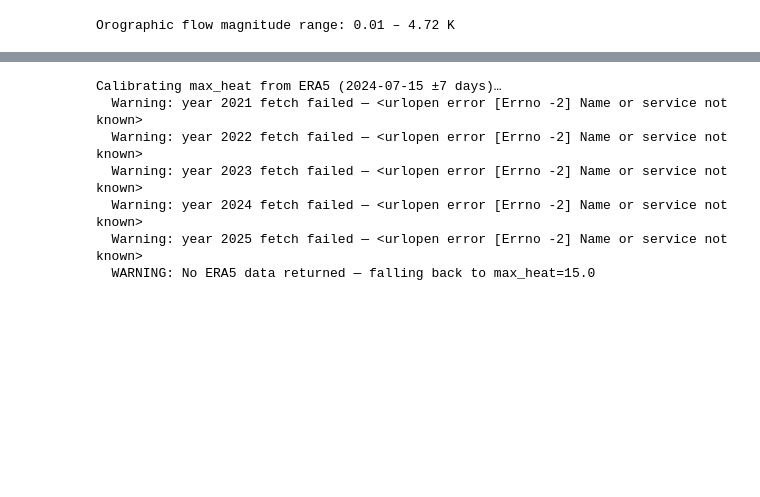
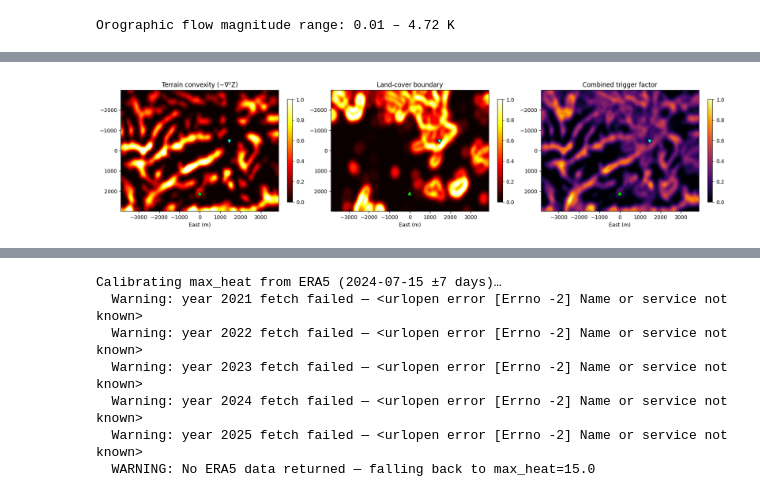
Before and after one commit to pauldubois98/ParaglidingAnalysis, a Jupyter notebook: test.ipynb, the cells around one changed output, grey strips where cells are left out. Saved outputs shown, nothing was run; the diff lists cells and outputs as text; code cells hidden in the pictures; blank space fills up the shorter version.

Commit message:
added trigger zones

```diff
--- a/test.ipynb
+++ b/test.ipynb
@@ -988,3 +988,88 @@ print(f'Orographic flow magnitude range: {np.sqrt(_u**2 + _v**2).min():.2f} –
       f'{np.sqrt(_u**2 + _v**2).max():.2f} K')
 # %% [output]
 Orographic flow magnitude range: 0.01 – 4.72 K
+# %%
+# ── Collector / Trigger factor ────────────────────────────────────────────────
+# A "collector" is a broad area that absorbs solar energy and accumulates heat.
+# A "trigger" is the specific terrain or boundary feature where that heat
+# concentrates and releases as a thermal bubble.
+#
+# Two components are combined:
+#   1. Terrain convexity  — NEGATIVE Laplacian (−∇²Z) identifies ridges, peaks,
+#      and convex slope breaks.
+#
+#      Sign convention: ∇²Z = ∂²Z/∂x² + ∂²Z/∂y²
+#        < 0  at local maxima (ridges, peaks) — surface curves downward → convex
+#        > 0  at local minima (valleys, bowls) — surface curves upward  → concave
+#      We keep only the negative part (−∇²Z > 0) to score convex features.
+#
+#   2. Land-cover boundary — gradient magnitude of thermal_factor identifies
+#      abrupt surface transitions (forest/rock, clearing/forest, field/scrub)
+#      which are classic trigger points.
+#
+# Both are normalised to [0, 1] and blended 60/40 (convexity dominates).
+# The result is a static grid exported once; it does not change with time of day.
+
+# ── 1. Terrain convexity ─────────────────────────────────────────────────────
+# Smooth the DEM before taking second derivatives to suppress pixel-scale noise.
+# sigma=4 px ≈ 100 m at the sim grid spacing — captures ridge-scale features.
+Z_smooth    = gaussian_filter(Z_sim.astype(np.float64), sigma=4.0)
+d2zdx2      = np.gradient(np.gradient(Z_smooth, axis=1), axis=1)
+d2zdy2      = np.gradient(np.gradient(Z_smooth, axis=0), axis=0)
+laplacian   = d2zdx2 + d2zdy2
+# Ridges / peaks have NEGATIVE Laplacian → negate so they score positive
+convexity   = np.maximum(-laplacian, 0.0)
+convexity   = gaussian_filter(convexity, sigma=3.0)    # light smoothing
+p99c        = np.percentile(convexity[convexity > 0], 99)
+convexity_norm = np.clip(convexity / (p99c + 1e-9), 0, 1).astype(np.float32)
+
+# ── 2. Land-cover boundary ────────────────────────────────────────────────────
+# Gradient magnitude of thermal_factor — high where surfaces change abruptly.
+dtf_dx      = np.gradient(thermal_factor_sim.astype(np.float64), axis=1)
+dtf_dy      = np.gradient(thermal_factor_sim.astype(np.float64), axis=0)
+boundary    = np.sqrt(dtf_dx**2 + dtf_dy**2).astype(np.float32)
+boundary    = gaussian_filter(boundary, sigma=3.0)
+p99b        = np.percentile(boundary[boundary > 0], 99)
+boundary_norm = np.clip(boundary / (p99b + 1e-9), 0, 1).astype(np.float32)
+
+# ── 3. Combined trigger factor ────────────────────────────────────────────────
+trigger_factor_sim = (0.6 * convexity_norm + 0.4 * boundary_norm).astype(np.float32)
+trigger_factor_sim /= (trigger_factor_sim.max() + 1e-9)   # normalise to [0, 1]
+
+print('Trigger factor components:')
+print(f'  Convexity  norm : mean={convexity_norm.mean():.3f}  '
+      f'cells > 0.5: {(convexity_norm > 0.5).sum():,}')
+print(f'  Boundary   norm : mean={boundary_norm.mean():.3f}  '
+      f'cells > 0.5: {(boundary_norm > 0.5).sum():,}')
+print(f'  Combined trigger: mean={trigger_factor_sim.mean():.3f}  '
+      f'cells > 0.5: {(trigger_factor_sim > 0.5).sum():,}  '
+      f'max={trigger_factor_sim.max():.3f}')
+
+# Sanity: the highest trigger values should correspond to ridge lines
+top_cells = np.argwhere(trigger_factor_sim > 0.8)
+if len(top_cells):
+    elev_at_top = Z_sim[top_cells[:, 0], top_cells[:, 1]]
+    print(f'\n  Top trigger cells (score > 0.8): {len(top_cells):,}  '
+          f'elevation range {elev_at_top.min():.0f}–{elev_at_top.max():.0f} m '
+          f'(should be on ridges, not in valleys)')
+
+# Quick sanity: plot
+fig, axes = plt.subplots(1, 3, figsize=(17, 5))
+extent = [X.min(), X.max(), Y.max(), Y.min()]
+for ax, data, title, cmap in [
+    (axes[0], convexity_norm,     'Terrain convexity (−∇²Z)', 'hot'),
+    (axes[1], boundary_norm,      'Land-cover boundary',       'hot'),
+    (axes[2], trigger_factor_sim, 'Combined trigger factor',   'inferno'),
+]:
+    im = ax.imshow(data, cmap=cmap, origin='upper', extent=extent, vmin=0, vmax=1)
+    plt.colorbar(im, ax=ax, fraction=0.03)
+    ax.set_title(title)
+    ax.set_xlabel('East (m)')
+for wp, color, marker in [(LANDING, 'cyan', 'v'), (TAKEOFF, 'lime', '^')]:
+    for ax in axes:
+        ax.plot(wp['x'], wp['y'], marker=marker, color=color, ms=8, markeredgecolor='k')
+plt.tight_layout()
+plt.savefig('data/trigger_factor.png', dpi=150, bbox_inches='tight')
+plt.show()
+print('Saved data/trigger_factor.png')
+# %% [output]
@@ -990,0 +1082 @@ Orographic flow magnitude range: 0.01 – 4.72 K
+[figure, added]
```
Also changed, not shown: parts of 2 cells of this notebook, 5 other files.
